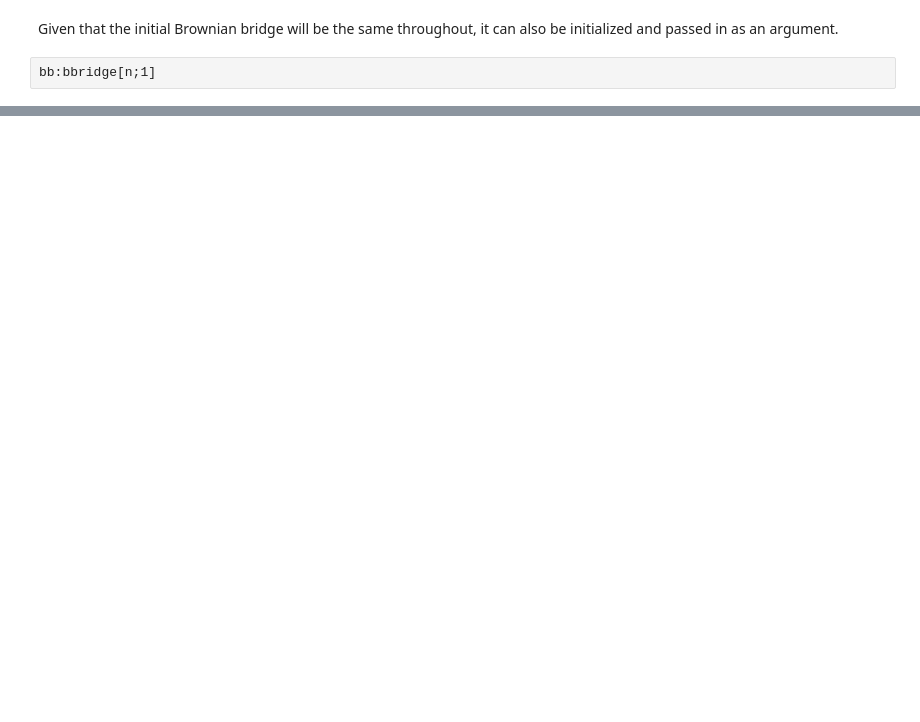
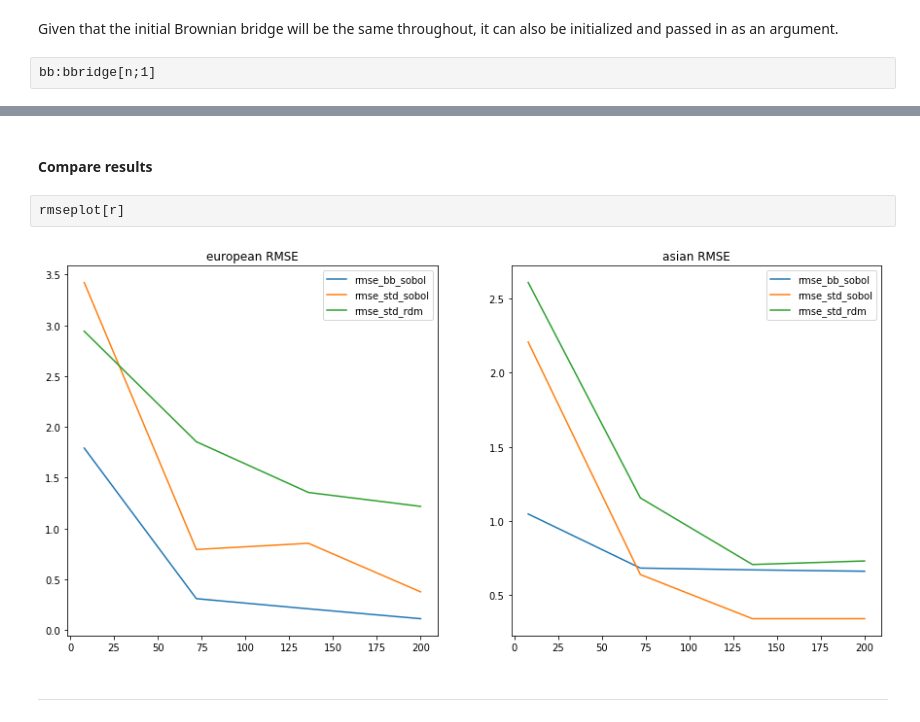
Before and after one commit to dmorgankx/optionpricing, a Jupyter notebook: SobolOptionPricing.ipynb, the cells around one changed output, grey strips where cells are left out. Drawn from its saved outputs; the diff is of its cells as text; blank space fills up the shorter version.

```diff
--- a/SobolOptionPricing.ipynb
+++ b/SobolOptionPricing.ipynb
@@ -323,0 +368,8 @@ runall[l;n;pd;bb;m]
+# %% [markdown]
+#### Compare results
+# %%
+rmseplot[r]
+# %% [output]
+[figure, added]
+# %% [markdown]
+---
```
Also changed, not shown: parts of 16 cells of this notebook, 2 other files.
